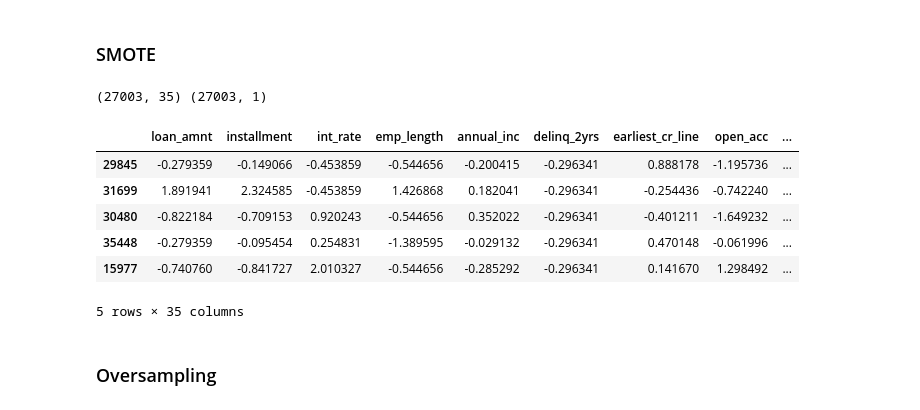
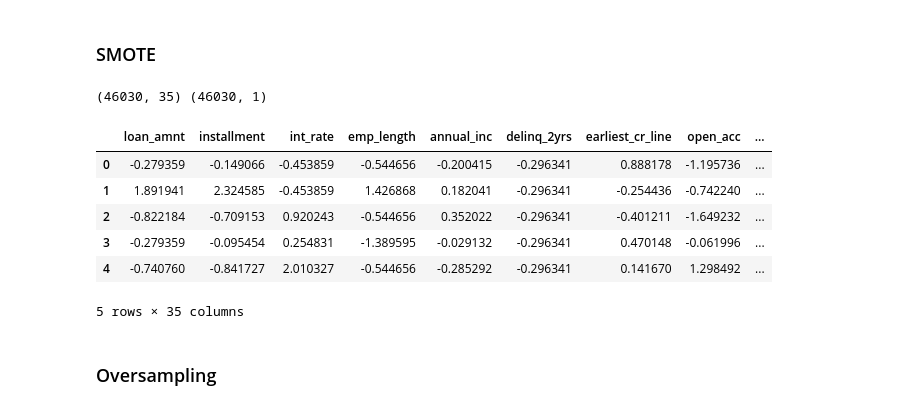
Before and after one commit to FabianoVeglianti/MachineLearningProject, a Jupyter notebook: loanRisk.ipynb, the cells around one changed output. Saved outputs shown, nothing was run; the diff lists cells and outputs as text; code cells hidden in the pictures.

```diff
--- a/loanRisk.ipynb
+++ b/loanRisk.ipynb
@@ -642,8 +622,8 @@ dataCleaner.set_scaler(scaler)
 #TODO controllare se scalare tutte o solo le numeriche
 
 # combino valori numerici con categorici
-X = pd.concat([scaled_train_x_num,train_x_categorical],axis=1)
-y = train_y.loan_status
-print(X.shape, y.shape)
-X.head()
+train_x = pd.concat([scaled_train_x_num,train_x_categorical],axis=1)
+
+print(train_x.shape, train_y.shape)
+train_x.head()
 # %% [output]
@@ -689,6 +669,6 @@ Si effettua imputazione di nan sulle features:
 # %%
 imp = SimpleImputer(missing_values=np.nan, strategy='mean')
 #imp = KNNImputer(n_neighbors=2, weights="uniform")
-X[:] = imp.fit_transform(X)
+train_x[:] = imp.fit_transform(train_x)
 dataCleaner.set_imputer(imp)
 # %%
@@ -720,19 +700,19 @@ dtype: int64
 # %%
 smote = SVMSMOTE(random_state=0, sampling_strategy='not majority', k_neighbors=3, n_jobs=-1, m_neighbors=10,
                     svm_estimator=svm.SVC(C=0.1, kernel='rbf', gamma=0.01, class_weight=None,
                                         decision_function_shape='ovo'))
 
-#train_x, train_y = smote.fit_resample(X, y)
+train_x, train_y = smote.fit_resample(train_x, train_y)
 print(train_x.shape, train_y.shape)
-X.head()
+train_x.head()
 # %% [output]
-(27003, 35) (27003, 1)
+(46030, 35) (46030, 1)
 |  | loan_amnt | installment | int_rate | emp_length | annual_inc | delinq_2yrs | earliest_cr_line | open_acc | ... |
-| 29845 | -0.279359 | -0.149066 | -0.453859 | -0.544656 | -0.200415 | -0.296341 | 0.888178 | -1.195736 | ... |
-| 31699 | 1.891941 | 2.324585 | -0.453859 | 1.426868 | 0.182041 | -0.296341 | -0.254436 | -0.742240 | ... |
-| 30480 | -0.822184 | -0.709153 | 0.920243 | -0.544656 | 0.352022 | -0.296341 | -0.401211 | -1.649232 | ... |
-| 35448 | -0.279359 | -0.095454 | 0.254831 | -1.389595 | -0.029132 | -0.296341 | 0.470148 | -0.061996 | ... |
-| 15977 | -0.740760 | -0.841727 | 2.010327 | -0.544656 | -0.285292 | -0.296341 | 0.141670 | 1.298492 | ... |
+| 0 | -0.279359 | -0.149066 | -0.453859 | -0.544656 | -0.200415 | -0.296341 | 0.888178 | -1.195736 | ... |
+| 1 | 1.891941 | 2.324585 | -0.453859 | 1.426868 | 0.182041 | -0.296341 | -0.254436 | -0.742240 | ... |
+| 2 | -0.822184 | -0.709153 | 0.920243 | -0.544656 | 0.352022 | -0.296341 | -0.401211 | -1.649232 | ... |
+| 3 | -0.279359 | -0.095454 | 0.254831 | -1.389595 | -0.029132 | -0.296341 | 0.470148 | -0.061996 | ... |
+| 4 | -0.740760 | -0.841727 | 2.010327 | -0.544656 | -0.285292 | -0.296341 | 0.141670 | 1.298492 | ... |
 5 rows × 35 columns
 # %% [markdown]
 ### Oversampling
```
Also changed, not shown: parts of 53 cells of this notebook, 2 other files.
